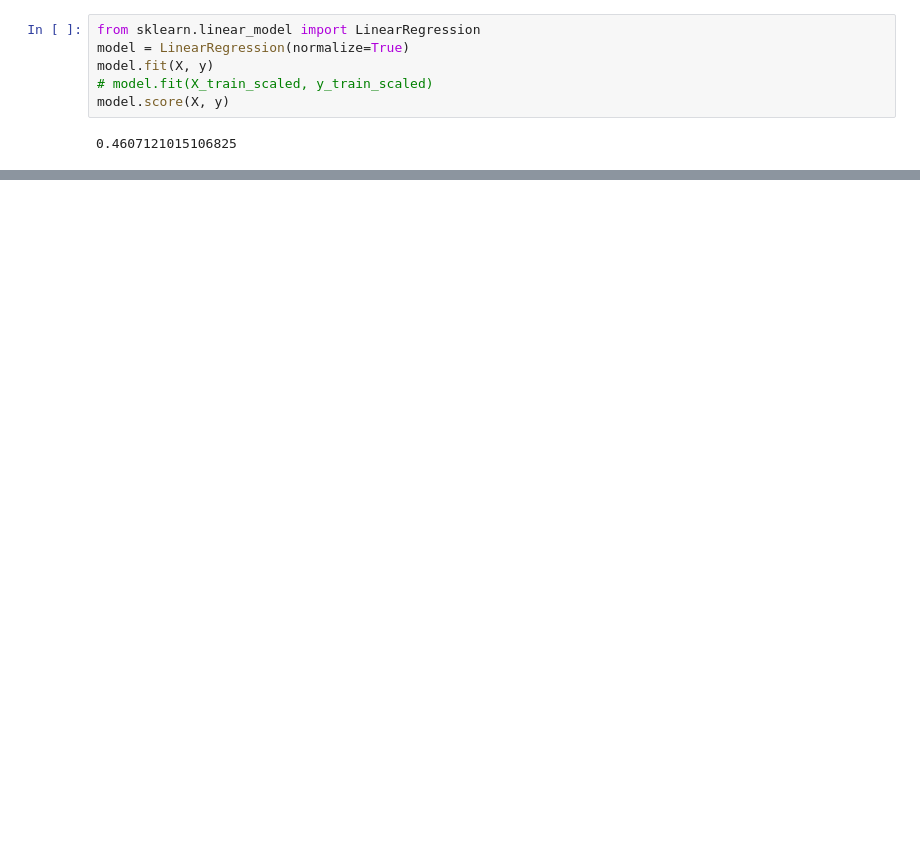
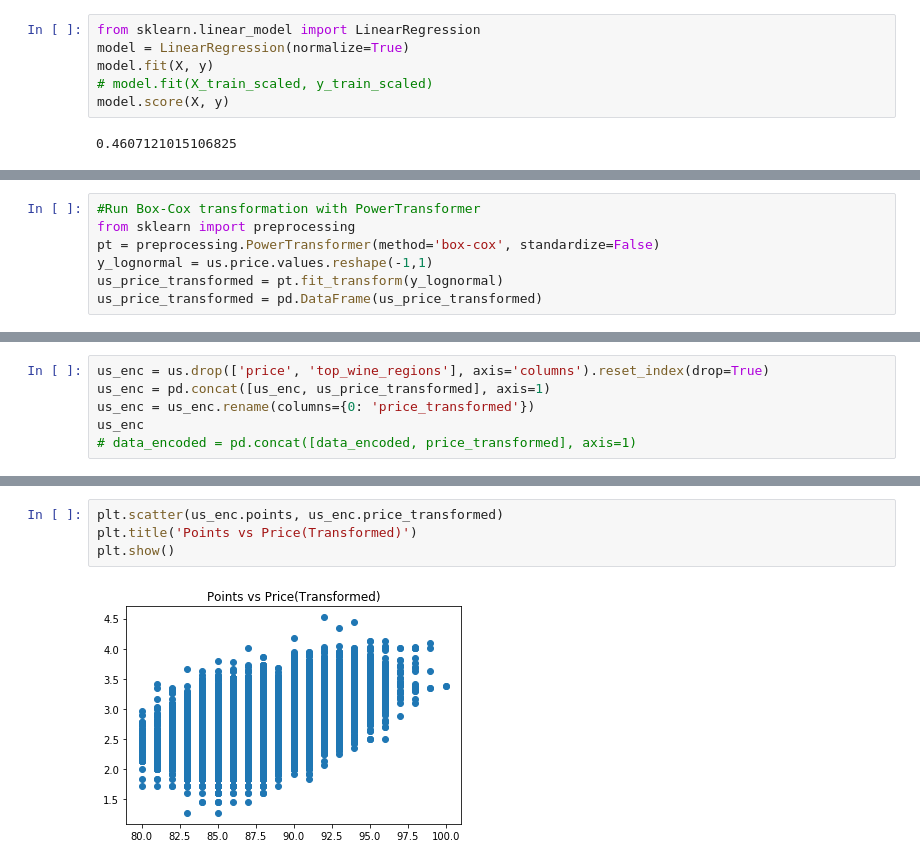
Before and after one commit to miladdavoodi9/Wine_Pricing_Model, a Jupyter notebook: ML.ipynb, the cells around one changed output, grey strips where cells are left out. Cells and saved outputs as stored; diff of their text form; blank space fills up the shorter version.

```diff
--- a/ML.ipynb
+++ b/ML.ipynb
@@ -363,0 +254,7 @@ print(res.summary())
+# %%
+#Run Box-Cox transformation with PowerTransformer
+from sklearn import preprocessing
+pt = preprocessing.PowerTransformer(method='box-cox', standardize=False)
+y_lognormal = us.price.values.reshape(-1,1)
+us_price_transformed = pt.fit_transform(y_lognormal)
+us_price_transformed = pd.DataFrame(us_price_transformed)
@@ -363,0 +277,6 @@ print(res.summary())
+# %%
+us_enc = us.drop(['price', 'top_wine_regions'], axis='columns').reset_index(drop=True)
+us_enc = pd.concat([us_enc, us_price_transformed], axis=1)
+us_enc = us_enc.rename(columns={0: 'price_transformed'})
+us_enc
+# data_encoded = pd.concat([data_encoded, price_transformed], axis=1)
@@ -363,0 +297,6 @@ print(res.summary())
+# %%
+plt.scatter(us_enc.points, us_enc.price_transformed)
+plt.title('Points vs Price(Transformed)')
+plt.show()
+# %% [output]
+[figure, added]
```
Also changed, not shown: parts of 61 cells of this notebook, 1 other file.
